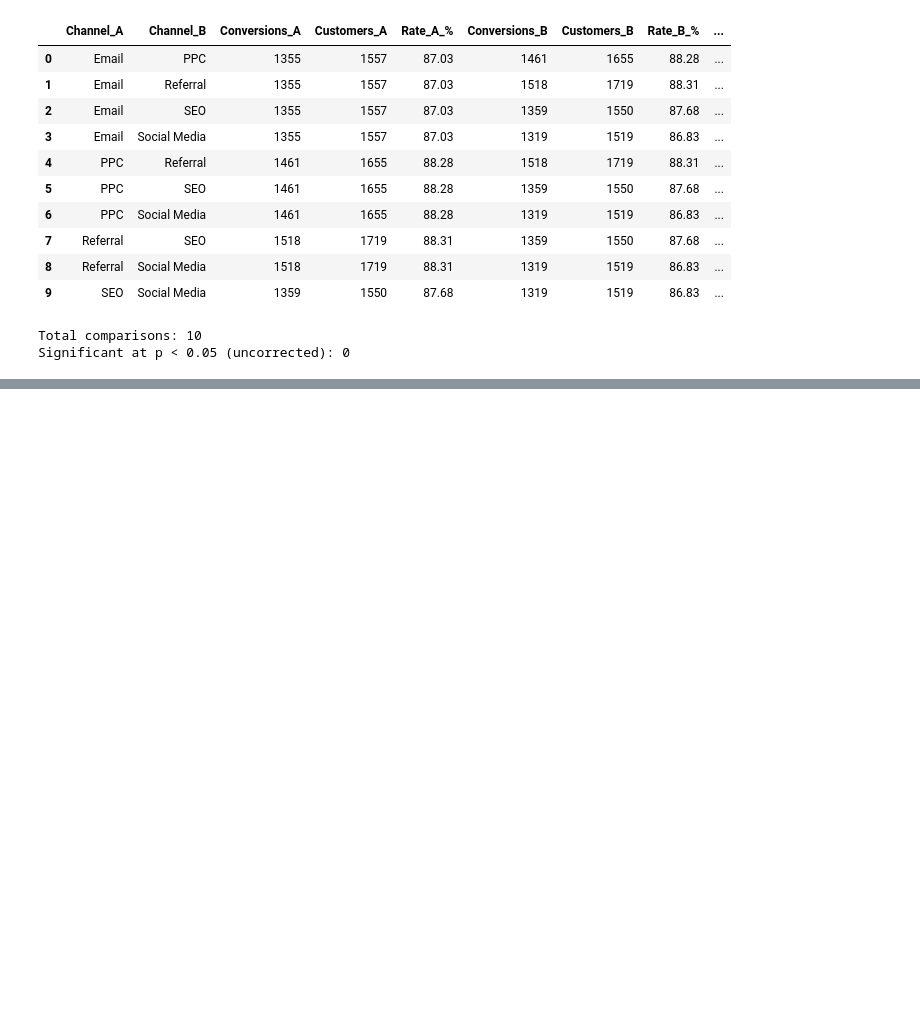
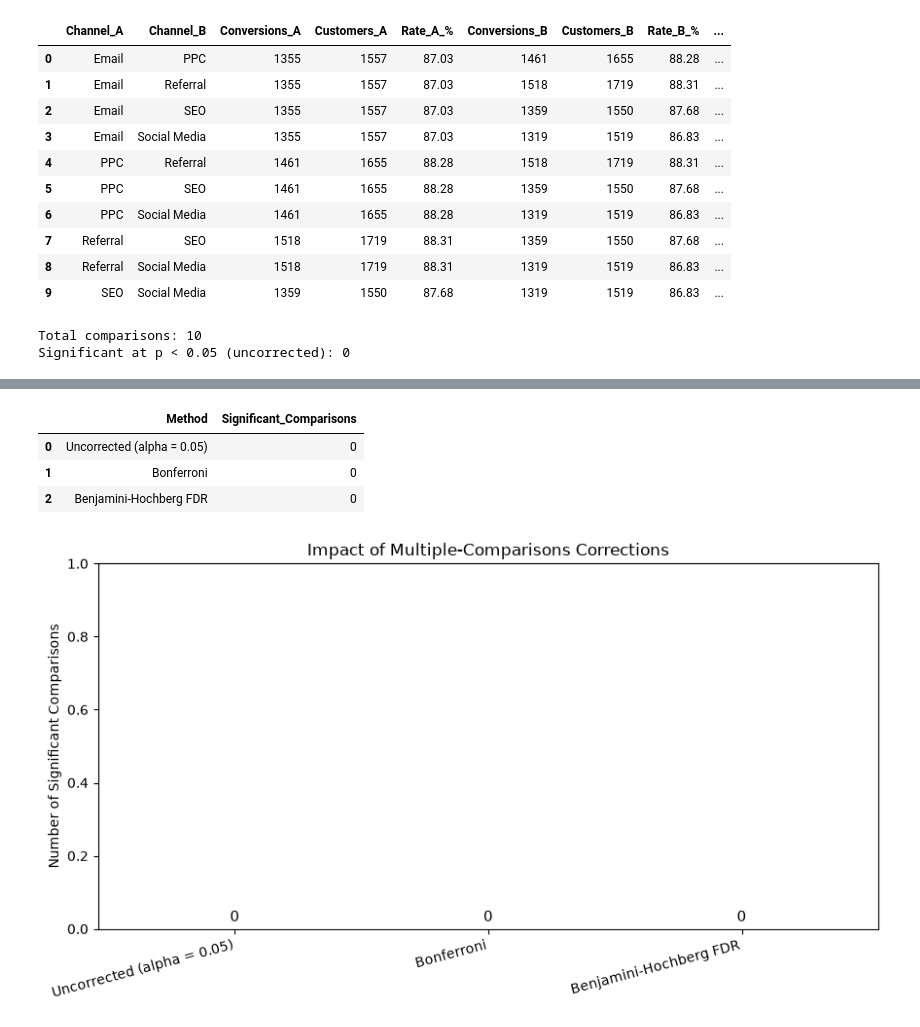
Before and after one commit to ai-consulting-bootcamp/lab-statistical-analysis, a Jupyter notebook: lab_statistical_analysis_Andreas_Papachristophorou/statistical_analysis.ipynb, the cells around one changed output, grey strips where cells are left out. Cells and saved outputs as stored; diff of their text form; code cells hidden in the pictures; blank space fills up the shorter version.

```diff
--- a/lab_statistical_analysis_Andreas_Papachristophorou/statistical_analysis.ipynb
+++ b/lab_statistical_analysis_Andreas_Papachristophorou/statistical_analysis.ipynb
@@ -366,0 +493,41 @@ Significant at p < 0.05 (uncorrected): 0
+# %%
+# Count significant findings under each decision method
+correction_summary = pd.DataFrame({
+    "Method": [
+        "Uncorrected (alpha = 0.05)",
+        "Bonferroni",
+        "Benjamini-Hochberg FDR"
+    ],
+    "Significant_Comparisons": [
+        corrected_fisher["Significant_0.05"].sum(),
+        corrected_fisher["Significant_Bonferroni"].sum(),
+        corrected_fisher["Significant_FDR"].sum()
+    ]
+})
+
+display(correction_summary)
+
+# Create and save the correction-impact chart
+fig, ax = plt.subplots(figsize=(9, 5))
+
+bars = ax.bar(
+    correction_summary["Method"],
+    correction_summary["Significant_Comparisons"],
+    color=["#4C78A8", "#E45756", "#72B7B2"]
+)
+
+ax.bar_label(bars, padding=3, fontsize=11)
+ax.set_ylabel("Number of Significant Comparisons")
+ax.set_title("Impact of Multiple-Comparisons Corrections")
+ax.set_ylim(0, 1)  # Shows zero-count labels clearly
+plt.xticks(rotation=15, ha="right")
+
+plt.tight_layout()
+plt.savefig("correction_comparison.png", dpi=300, bbox_inches="tight")
+plt.show()
+# %% [output]
+|  | Method | Significant_Comparisons |
+| 0 | Uncorrected (alpha = 0.05) | 0 |
+| 1 | Bonferroni | 0 |
+| 2 | Benjamini-Hochberg FDR | 0 |
+[figure, added]
```
Also changed, not shown: parts of 11 cells of this notebook, 10 other files.
